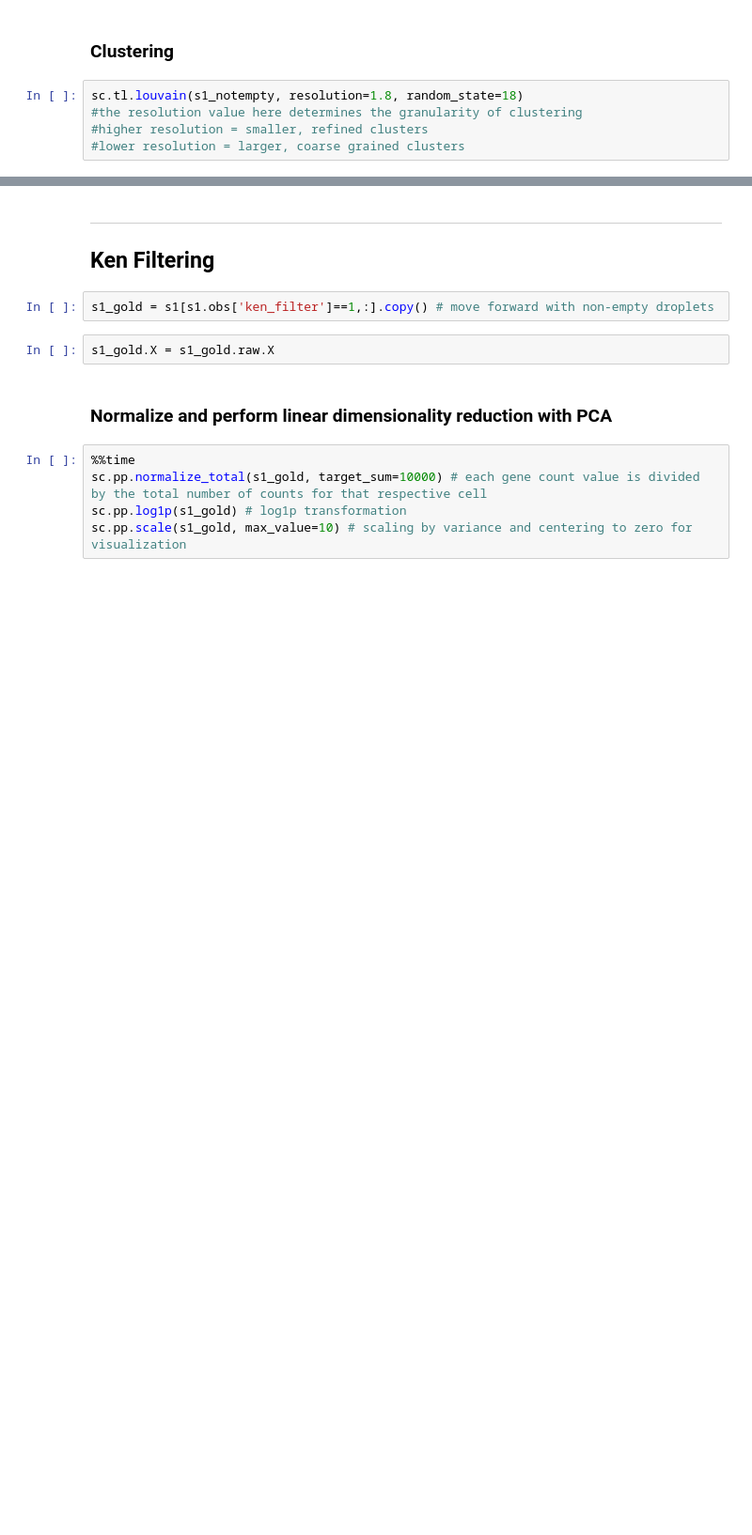
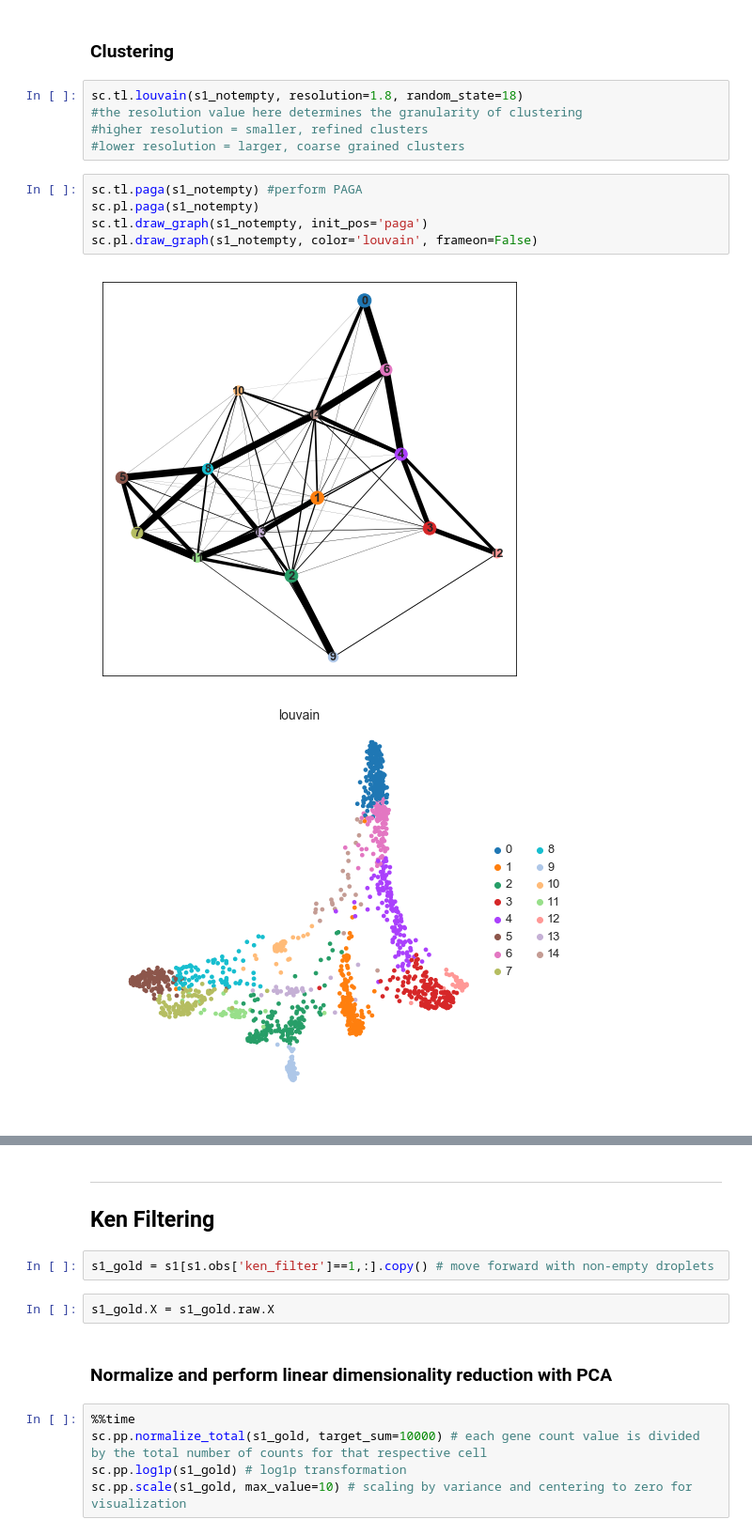
Before and after one commit to codyheiser/dropkick, a Jupyter notebook: testing/2771-AS-2-CTTGTA_S2_baggingtest.ipynb, the cells around one changed output, grey strips where cells are left out. Shown at 94% size. Drawn from its saved outputs; the diff is of its cells as text; blank space fills up the shorter version.

```diff
--- a/testing/2771-AS-2-CTTGTA_S2_baggingtest.ipynb
+++ b/testing/2771-AS-2-CTTGTA_S2_baggingtest.ipynb
@@ -250,4 +248,12 @@ sc.tl.louvain(s1_notempty, resolution=1.8, random_state=18)
 #the resolution value here determines the granularity of clustering
 #higher resolution = smaller, refined clusters
 #lower resolution = larger, coarse grained clusters
+# %%
+sc.tl.paga(s1_notempty) #perform PAGA
+sc.pl.paga(s1_notempty)
+sc.tl.draw_graph(s1_notempty, init_pos='paga')
+sc.pl.draw_graph(s1_notempty, color='louvain', frameon=False)
+# %% [output]
+[figure, added]
+[figure, added]
 # %%
```
Also changed, not shown: parts of 17 cells of this notebook, 10 other files.
